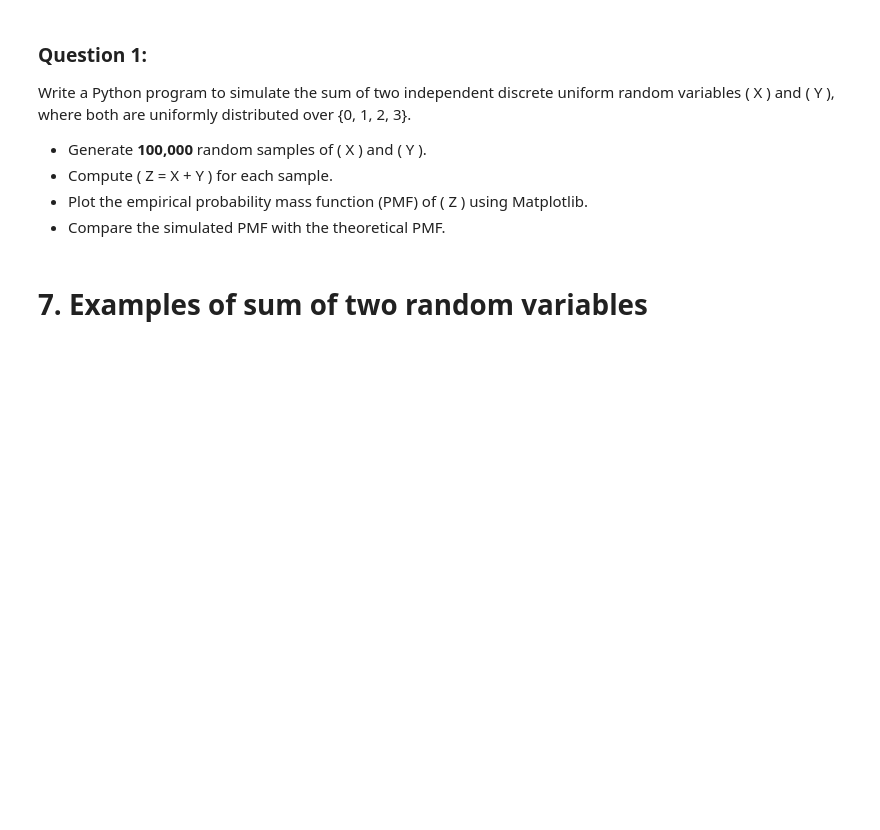
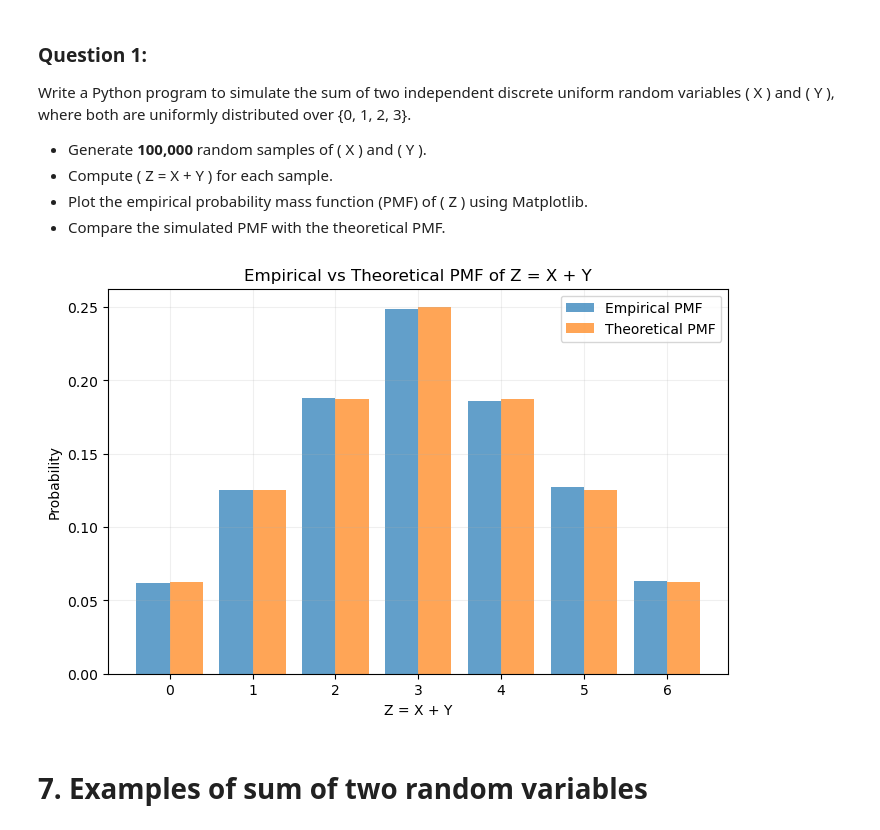
Before and after one commit to ChaitanyaBhoite/Final, a Jupyter notebook: Final_Lab_Joint_Distributions_Sample_Statistics.ipynb, the cells around one changed output. Saved outputs shown, nothing was run; the diff lists cells and outputs as text; code cells hidden in the pictures; blank space fills up the shorter version.

```diff
--- a/Final_Lab_Joint_Distributions_Sample_Statistics.ipynb
+++ b/Final_Lab_Joint_Distributions_Sample_Statistics.ipynb
@@ -315,6 +430,35 @@ Write a Python program to simulate the sum of two independent discrete uniform r
 - Compute \( Z = X + Y \) for each sample.
 - Plot the empirical probability mass function (PMF) of \( Z \) using Matplotlib.
 - Compare the simulated PMF with the theoretical PMF.
+# %%
+num_samples = 100000
+X = torch.randint(0, 4, (num_samples,))
+Y = torch.randint(0, 4, (num_samples,))
+Z = X + Y
+
+z_vals, counts = torch.unique(Z, return_counts=True)
+empirical_pmf = counts.float() / num_samples
+
+theoretical_pmf_dict = {
+    0: 1, 1: 2, 2: 3, 3: 4,
+    4: 3, 5: 2, 6: 1
+}
+total_pairs = 16
+theoretical_pmf = torch.tensor([theoretical_pmf_dict[k.item()] / total_pairs for k in z_vals])
+
+plt.figure(figsize=(8, 5))
+plt.bar(z_vals.numpy()-0.2, empirical_pmf.numpy(), label='Empirical PMF', width=0.4, alpha = 0.7)
+plt.bar(z_vals.numpy()+0.2, theoretical_pmf.numpy(), label='Theoretical PMF', width=0.4, alpha = 0.7)
+
+plt.xlabel("Z = X + Y")
+plt.ylabel("Probability")
+plt.title("Empirical vs Theoretical PMF of Z = X + Y")
+plt.legend()
+plt.grid(True,alpha=0.2)
+plt.xticks(range(0, 7))
+plt.show()
+# %% [output]
+[figure, added]
 # %% [markdown]
 # **7. Examples of sum of two random variables**
 # %% [markdown]
```
Also changed, not shown: parts of 22 cells of this notebook.
